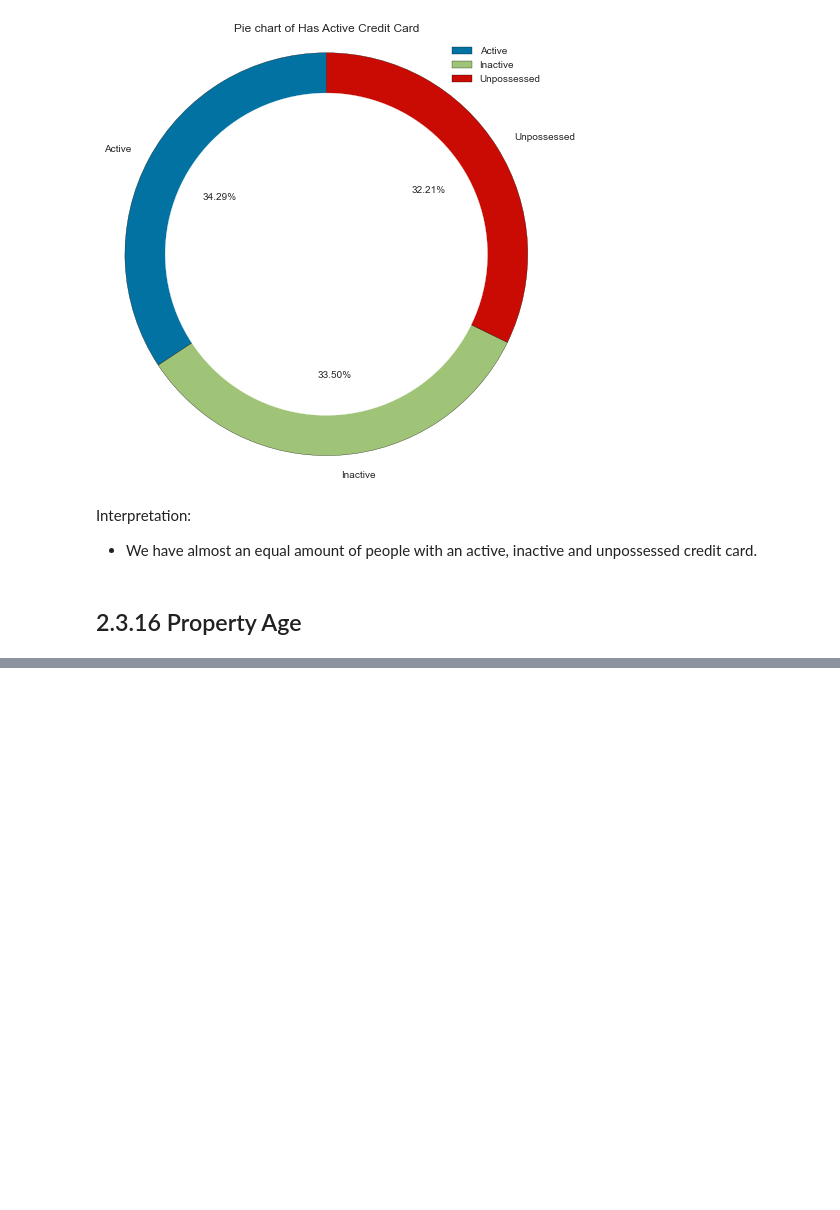
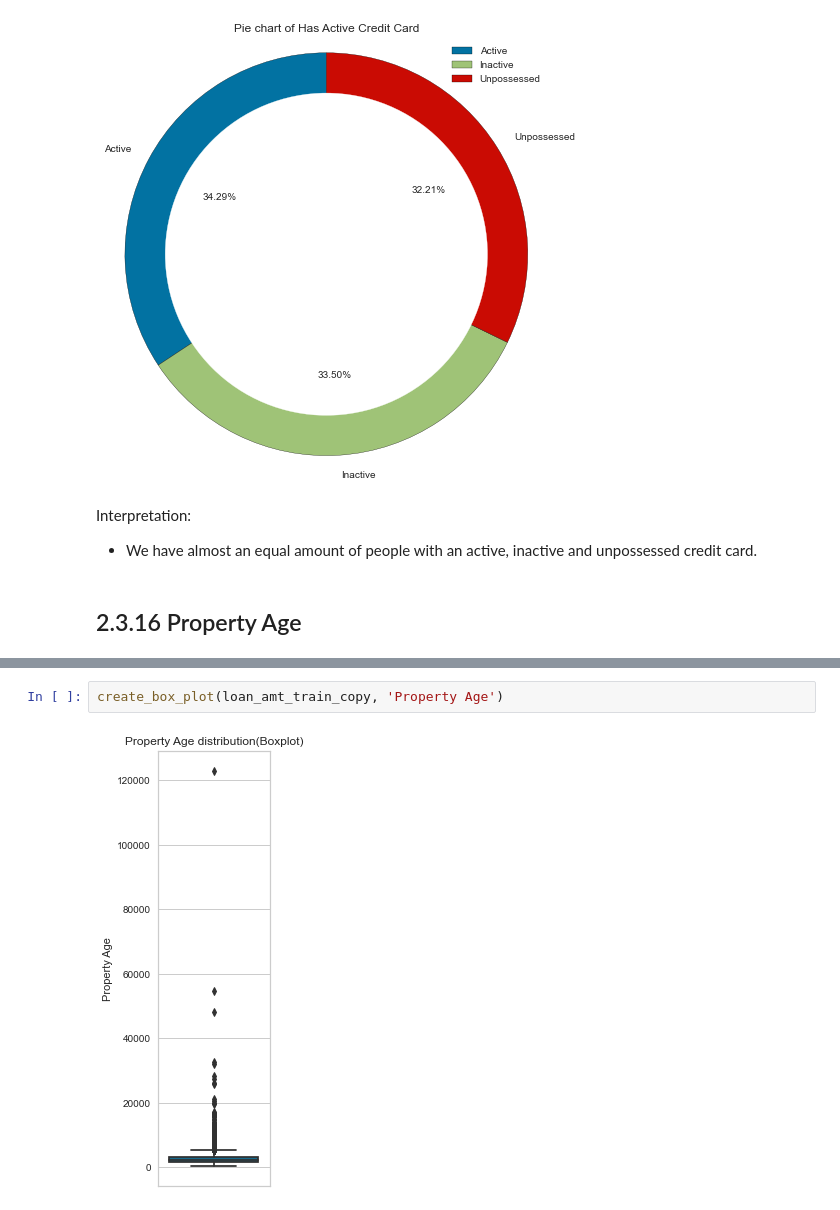
Before and after one commit to semasuka/Loan-amount-prediction-regression, a Jupyter notebook: Loan_amount_prediction.ipynb, the cells around one changed output, grey strips where cells are left out. Drawn from its saved outputs; the diff is of its cells as text; blank space fills up the shorter version.

Commit message:
Property age univariate analysis added

```diff
--- a/Loan_amount_prediction.ipynb
+++ b/Loan_amount_prediction.ipynb
@@ -731,0 +748,4 @@ Interpretation:
+# %%
+create_box_plot(loan_amt_train_copy, 'Property Age')
+# %% [output]
+[figure, added]
```
Also changed, not shown: parts of 4 cells of this notebook.
